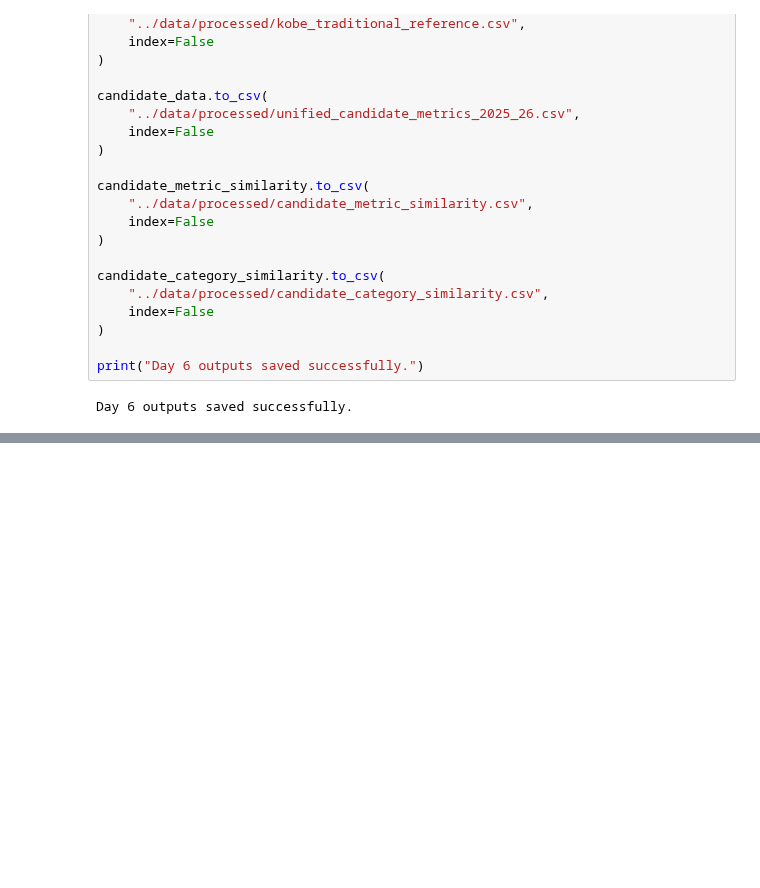
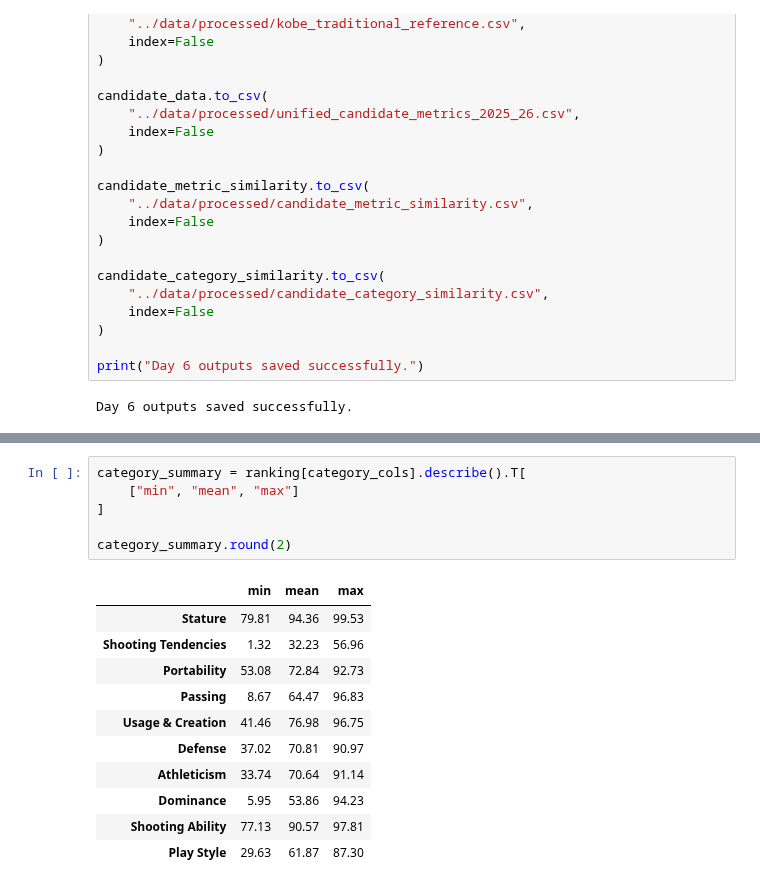
Before and after one commit to bo-aryan/kobe-similarity-analysis, a Jupyter notebook: notebooks/day03_kobe_reference.ipynb, the cells around one changed output, grey strips where cells are left out. Saved outputs shown, nothing was run; the diff lists cells and outputs as text; blank space fills up the shorter version.

```diff
--- a/notebooks/day03_kobe_reference.ipynb
+++ b/notebooks/day03_kobe_reference.ipynb
@@ -2760,0 +2921,18 @@ Day 6 outputs saved successfully.
+# %%
+category_summary = ranking[category_cols].describe().T[
+    ["min", "mean", "max"]
+]
+
+category_summary.round(2)
+# %% [output]
+|  | min | mean | max |
+| Stature | 79.81 | 94.36 | 99.53 |
+| Shooting Tendencies | 1.32 | 32.23 | 56.96 |
+| Portability | 53.08 | 72.84 | 92.73 |
+| Passing | 8.67 | 64.47 | 96.83 |
+| Usage & Creation | 41.46 | 76.98 | 96.75 |
+| Defense | 37.02 | 70.81 | 90.97 |
+| Athleticism | 33.74 | 70.64 | 91.14 |
+| Dominance | 5.95 | 53.86 | 94.23 |
+| Shooting Ability | 77.13 | 90.57 | 97.81 |
+| Play Style | 29.63 | 61.87 | 87.30 |
```
Also changed, not shown: parts of 8 cells of this notebook, 2 other files.
